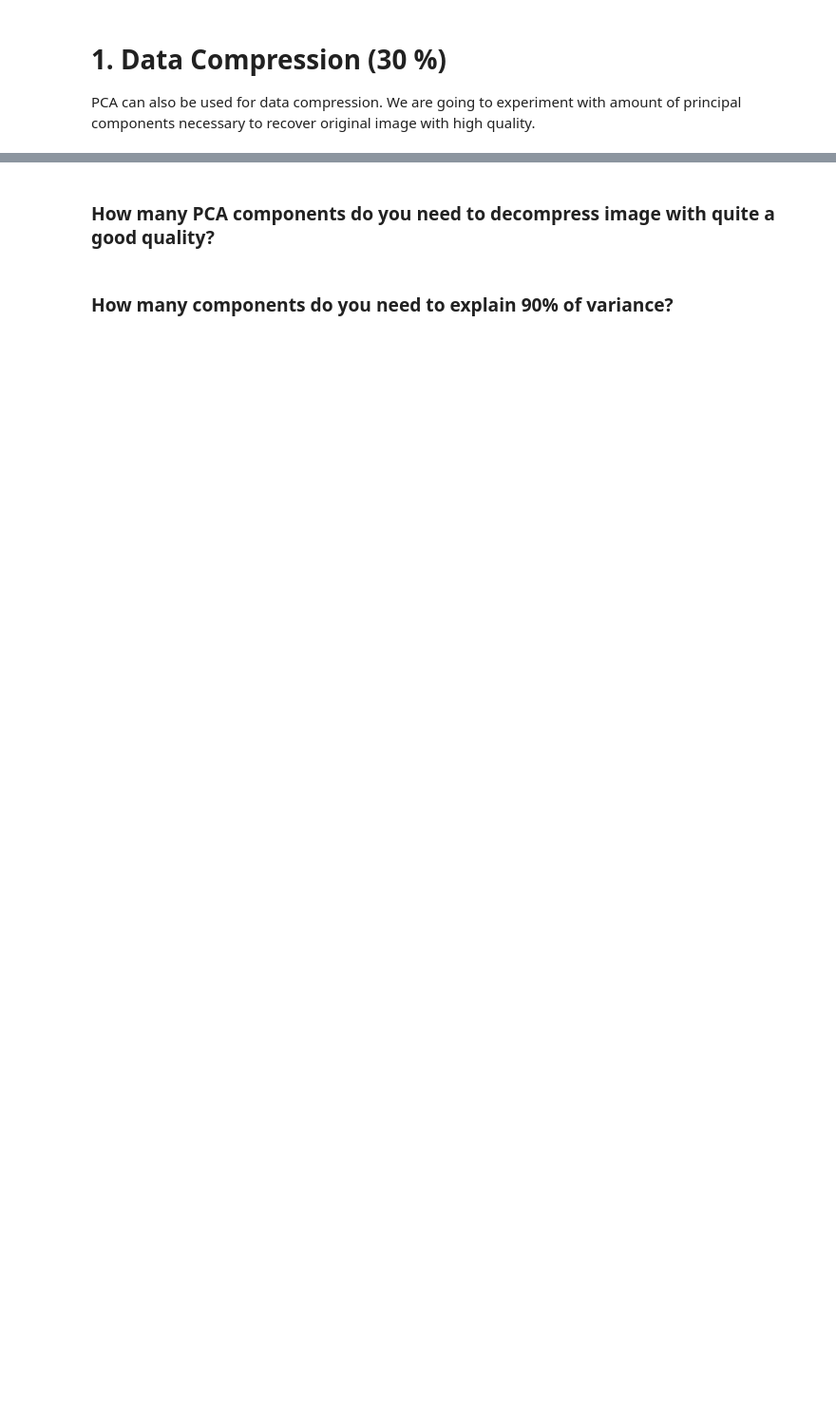
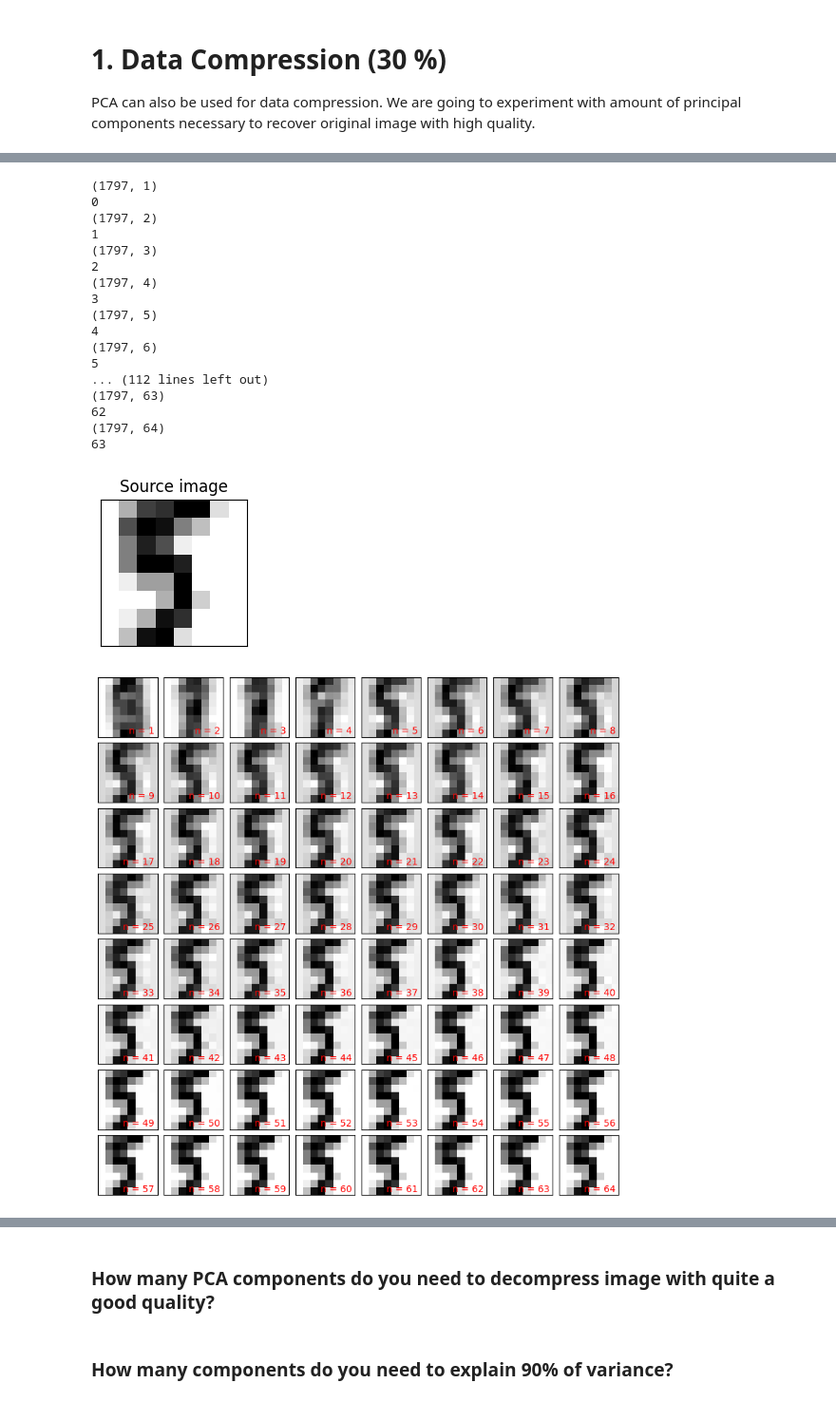
Before and after one commit to Ansi4Ansi/kaggle_repo, a Jupyter notebook: hw09/ML_B2C_2024_Q2_|_HW09_ML_unsupervised.ipynb, the cells around one changed output, grey strips where cells are left out. Shown at 95% size. Saved outputs shown, nothing was run; the diff lists cells and outputs as text; code cells hidden in the pictures; blank space fills up the shorter version.

```diff
--- a/hw09/ML_B2C_2024_Q2_|_HW09_ML_unsupervised.ipynb
+++ b/hw09/ML_B2C_2024_Q2_|_HW09_ML_unsupervised.ipynb
@@ -91,27 +97,53 @@ X.shape
 # %%
 target_image_id = 15
 
 plt.figure(figsize=(4,2))
 plt.imshow(X[target_image_id].reshape((8, 8)), cmap='binary')
 plt.xticks([])
 plt.yticks([])
 plt.title('Source image')
 
 fig, axes = plt.subplots(8, 8, figsize=(10, 10))
 fig.subplots_adjust(hspace=0.1, wspace=0.1)
 
 for index, ax in enumerate(axes.flat):
     n_components = index + 1
     # Task: train PCA transformer with n_components and get reduced
     # image with id `target_image_id` plotted in high-dimensional
     # feature space
     # hint: take special care about shape of observations
+    #if index > 7:
+    #    break
+    pca_model = PCA(n_components = n_components)
+    X_recovered = pca_model.fit_transform(X)
+    print(X_recovered.shape)
 
-    <your code>
-    recovered_image = <your code>
+    print(index)
+
+    recovered_image = pca_model.inverse_transform(X_recovered)[target_image_id]
 
     ax.imshow(recovered_image.reshape((8, 8)), cmap='binary')
     ax.text(0.95, 0.05, 'n = {0}'.format(n_components), ha='right',
             transform=ax.transAxes, color='red')
     ax.set_xticks([])
     ax.set_yticks([])
+# %% [output]
+(1797, 1)
+0
+(1797, 2)
+1
+(1797, 3)
+2
+(1797, 4)
+3
+(1797, 5)
+4
+(1797, 6)
+5
+... (112 lines left out)
+(1797, 63)
+62
+(1797, 64)
+63
+[figure, added]
+[figure, added]
```
Also changed, not shown: parts of 7 cells of this notebook.
